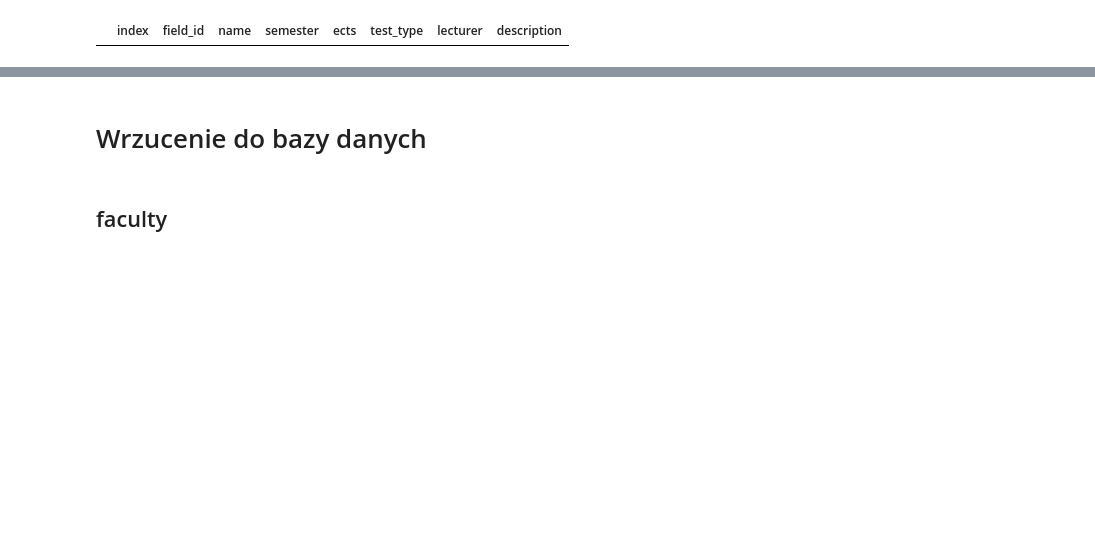
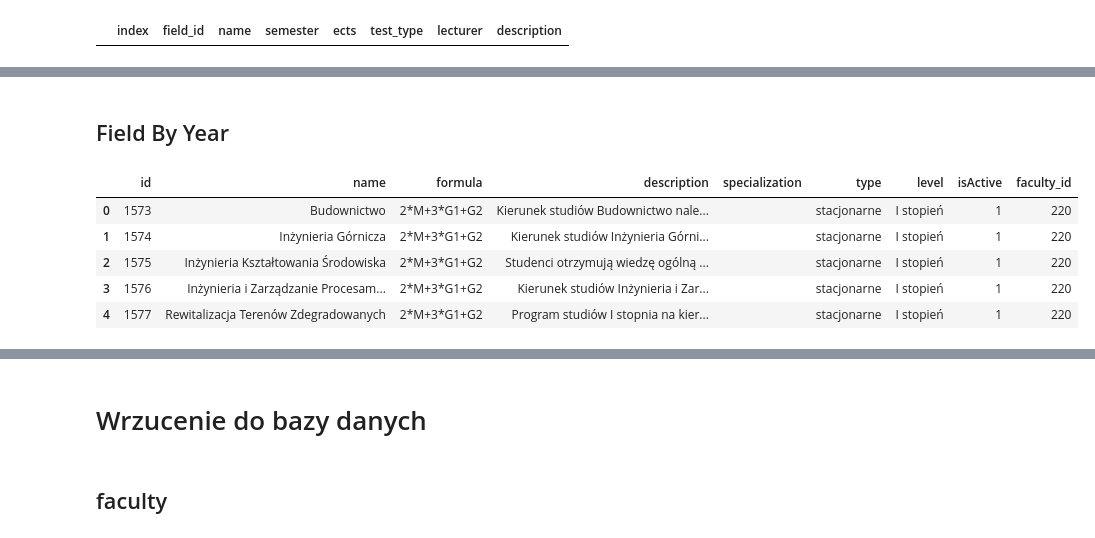
Before and after one commit to Julnowak/MiUn-Student-App, a Jupyter notebook: backend/concatenate_sylabus_data.ipynb, the cells around one changed output, grey strips where cells are left out. Cells and saved outputs as stored; diff of their text form; code cells hidden in the pictures; blank space fills up the shorter version.

```diff
--- a/backend/concatenate_sylabus_data.ipynb
+++ b/backend/concatenate_sylabus_data.ipynb
@@ -489,0 +554,11 @@ course_field_df
+# %% [markdown]
+## Field By Year
+# %%
+final_df.head()
+# %% [output]
+|  | id | name | formula | description | specialization | type | level | isActive | faculty_id |
+| 0 | 1573 | Budownictwo | 2*M+3*G1+G2 | Kierunek studiów Budownictwo nale... |  | stacjonarne | I stopień | 1 | 220 |
+| 1 | 1574 | Inżynieria Górnicza | 2*M+3*G1+G2 | Kierunek studiów Inżynieria Górni... |  | stacjonarne | I stopień | 1 | 220 |
+| 2 | 1575 | Inżynieria Kształtowania Środowiska | 2*M+3*G1+G2 | Studenci otrzymują wiedzę ogólną ... |  | stacjonarne | I stopień | 1 | 220 |
+| 3 | 1576 | Inżynieria i Zarządzanie Procesam... | 2*M+3*G1+G2 | Kierunek studiów Inżynieria i Zar... |  | stacjonarne | I stopień | 1 | 220 |
+| 4 | 1577 | Rewitalizacja Terenów Zdegradowanych | 2*M+3*G1+G2 | Program studiów I stopnia na kier... |  | stacjonarne | I stopień | 1 | 220 |
```
Also changed, not shown: parts of 30 cells of this notebook.
